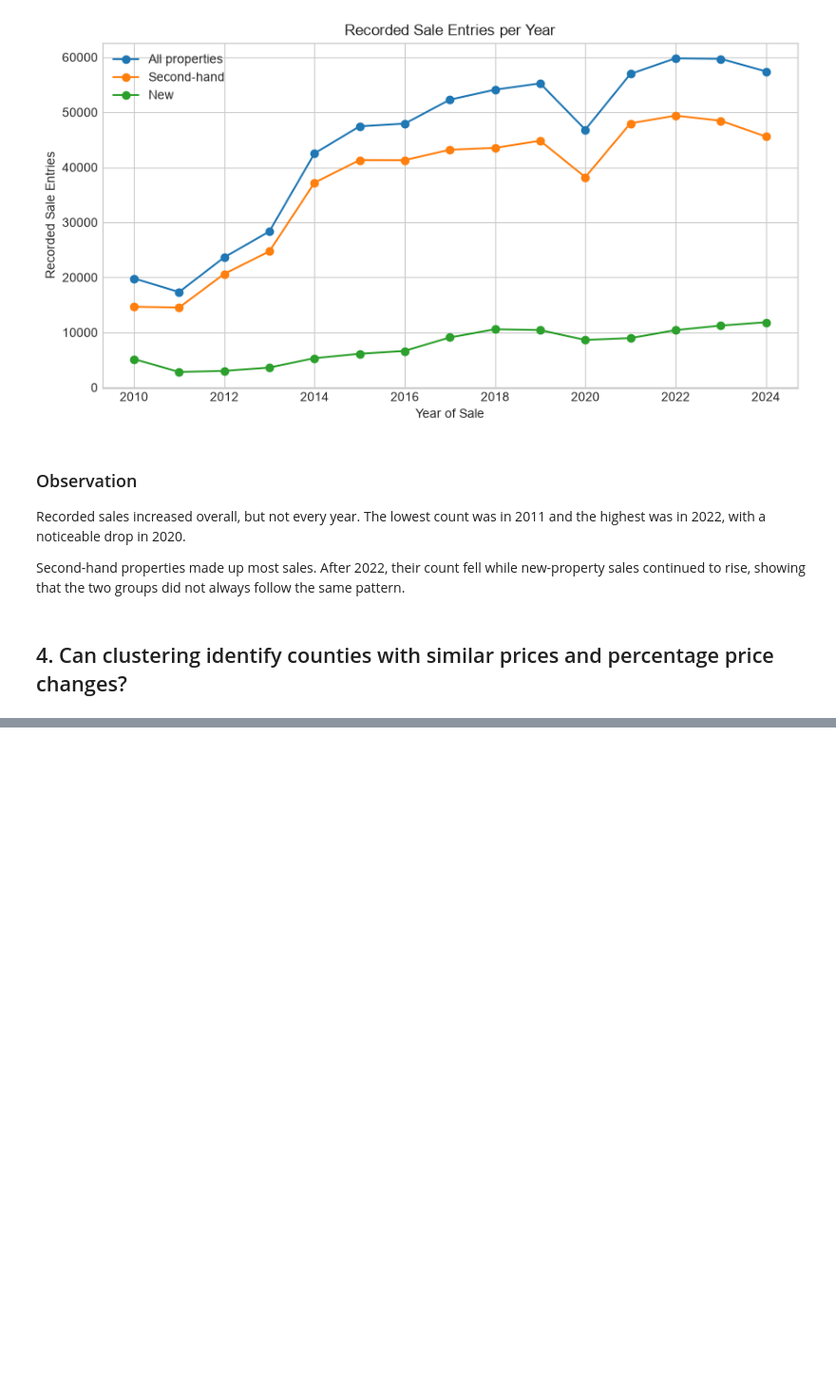
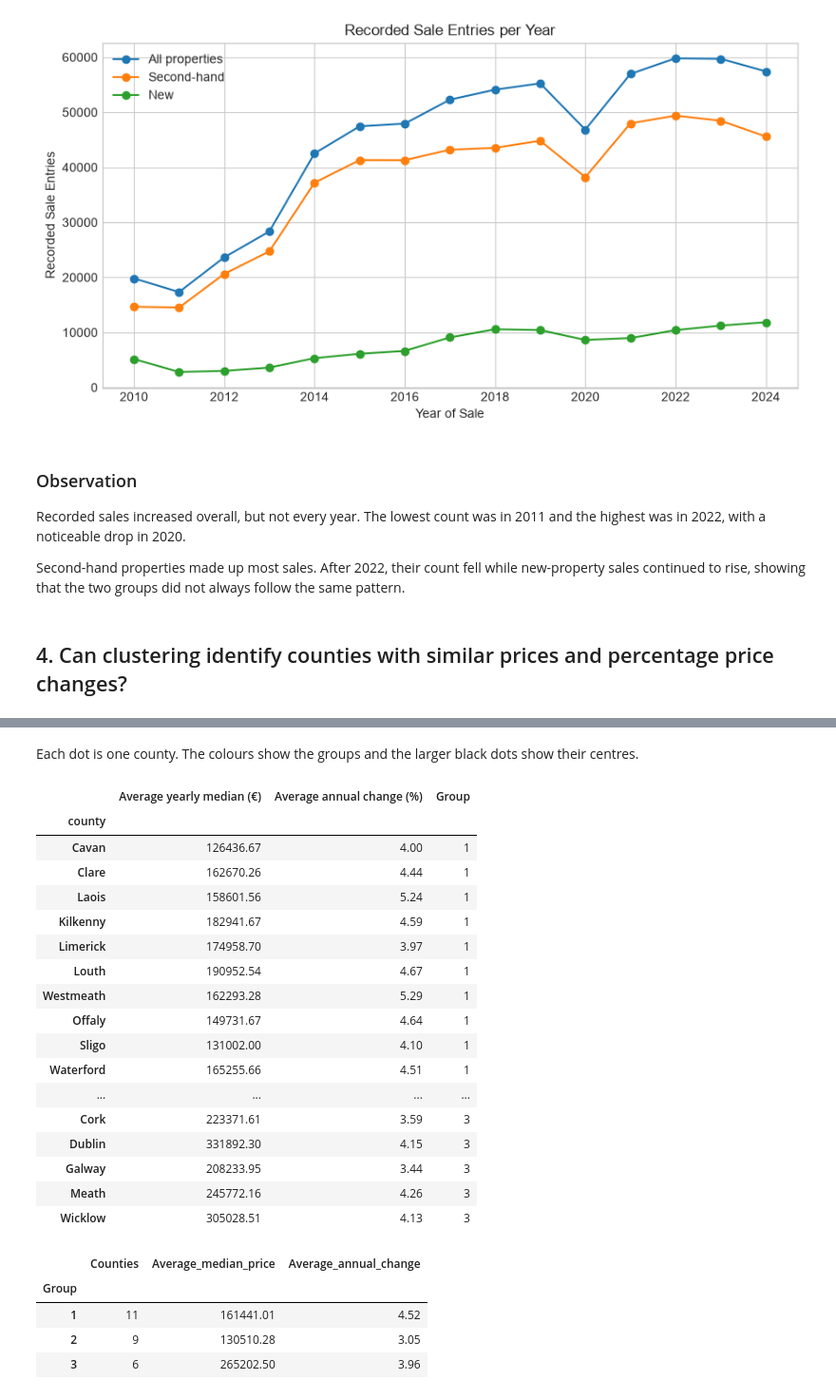
Before and after one commit to amelia720/Data-Science-Portfolio-Amelia-Hamulewicz, a Jupyter notebook: Recorded-Housing-Prices/01-housing-prices-linear-regression.ipynb, the cells around one changed output, grey strips where cells are left out. Shown at 95% size. Drawn from its saved outputs; the diff is of its cells as text; code cells hidden in the pictures; blank space fills up the shorter version.

```diff
--- a/Recorded-Housing-Prices/01-housing-prices-linear-regression.ipynb
+++ b/Recorded-Housing-Prices/01-housing-prices-linear-regression.ipynb
@@ -492,0 +548,39 @@ I will calculate the median sale price for each county in every year from 2010
+# %% [markdown]
+Each dot is one county. The colours show the groups and the larger black dots show their centres.
+# %%
+# Show which counties belong to each group
+county_results = county_prices.copy()
+county_results['Group'] = y_kmeans + 1
+display(county_results.sort_values('Group').round(2))
+
+# Summarise each group
+cluster_summary = county_results.groupby('Group').agg(
+    Counties=('Average yearly median (€)', 'size'),
+    Average_median_price=('Average yearly median (€)', 'mean'),
+    Average_annual_change=('Average annual change (%)', 'mean')
+)
+display(cluster_summary.round(2))
+# %% [output]
+|  | Average yearly median (€) | Average annual change (%) | Group |
+| county |  |  |  |
+| Cavan | 126436.67 | 4.00 | 1 |
+| Clare | 162670.26 | 4.44 | 1 |
+| Laois | 158601.56 | 5.24 | 1 |
+| Kilkenny | 182941.67 | 4.59 | 1 |
+| Limerick | 174958.70 | 3.97 | 1 |
+| Louth | 190952.54 | 4.67 | 1 |
+| Westmeath | 162293.28 | 5.29 | 1 |
+| Offaly | 149731.67 | 4.64 | 1 |
+| Sligo | 131002.00 | 4.10 | 1 |
+| Waterford | 165255.66 | 4.51 | 1 |
+| ... | ... | ... | ... |
+| Cork | 223371.61 | 3.59 | 3 |
+| Dublin | 331892.30 | 4.15 | 3 |
+| Galway | 208233.95 | 3.44 | 3 |
+| Meath | 245772.16 | 4.26 | 3 |
+| Wicklow | 305028.51 | 4.13 | 3 |
+|  | Counties | Average_median_price | Average_annual_change |
+| Group |  |  |  |
+| 1 | 11 | 161441.01 | 4.52 |
+| 2 | 9 | 130510.28 | 3.05 |
+| 3 | 6 | 265202.50 | 3.96 |
```
Also changed, not shown: parts of 8 cells of this notebook.
